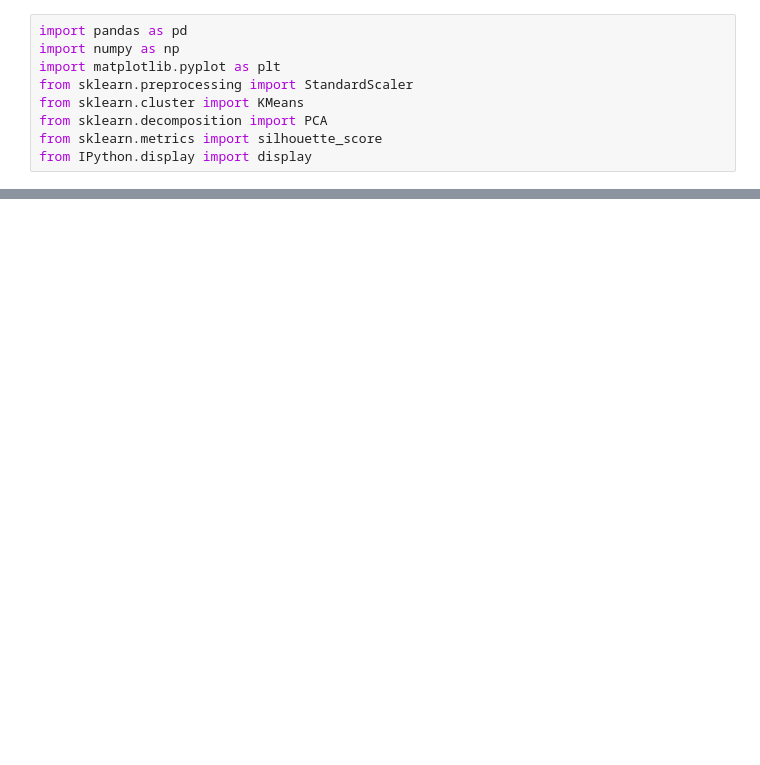
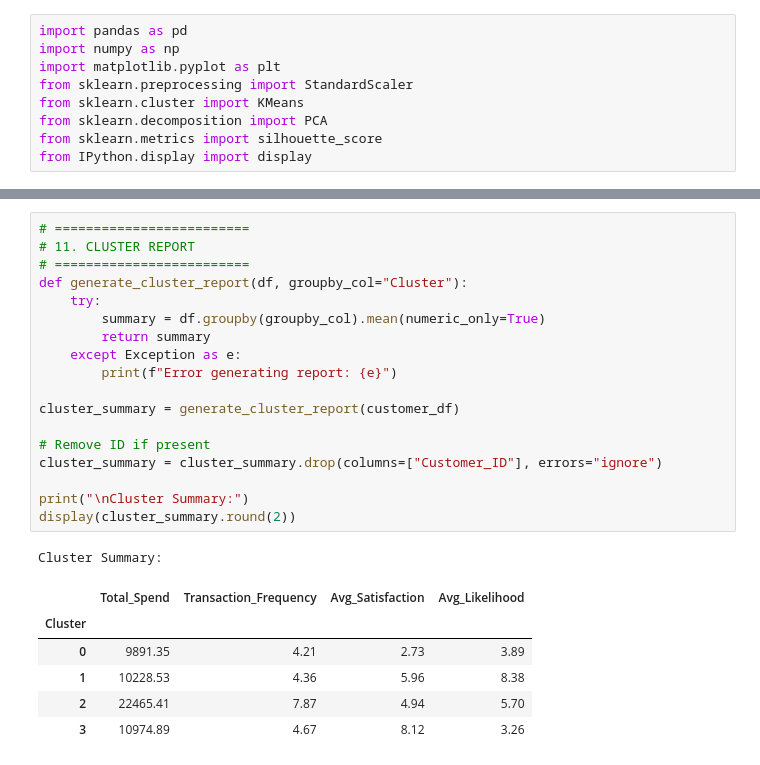
Before and after one commit to krysjade/MO-IT128-Team17, a Jupyter notebook: DMP_Milestone2_Team17/Project Clustering and Segmentation.ipynb, the cells around one changed output, grey strips where cells are left out. Saved outputs shown, nothing was run; the diff lists cells and outputs as text; blank space fills up the shorter version.

```diff
--- a/DMP_Milestone2_Team17/Project Clustering and Segmentation.ipynb
+++ b/DMP_Milestone2_Team17/Project Clustering and Segmentation.ipynb
@@ -199,0 +251,26 @@ display(cluster_summary.round(2))
+# %%
+# =========================
+# 11. CLUSTER REPORT
+# =========================
+def generate_cluster_report(df, groupby_col="Cluster"):
+    try:
+        summary = df.groupby(groupby_col).mean(numeric_only=True)
+        return summary
+    except Exception as e:
+        print(f"Error generating report: {e}")
+
+cluster_summary = generate_cluster_report(customer_df)
+
+# Remove ID if present
+cluster_summary = cluster_summary.drop(columns=["Customer_ID"], errors="ignore")
+
+print("\nCluster Summary:")
+display(cluster_summary.round(2))
+# %% [output]
+Cluster Summary:
+|  | Total_Spend | Transaction_Frequency | Avg_Satisfaction | Avg_Likelihood |
+| Cluster |  |  |  |  |
+| 0 | 9891.35 | 4.21 | 2.73 | 3.89 |
+| 1 | 10228.53 | 4.36 | 5.96 | 8.38 |
+| 2 | 22465.41 | 7.87 | 4.94 | 5.70 |
+| 3 | 10974.89 | 4.67 | 8.12 | 3.26 |
```
Also changed, not shown: parts of 13 cells of this notebook.
